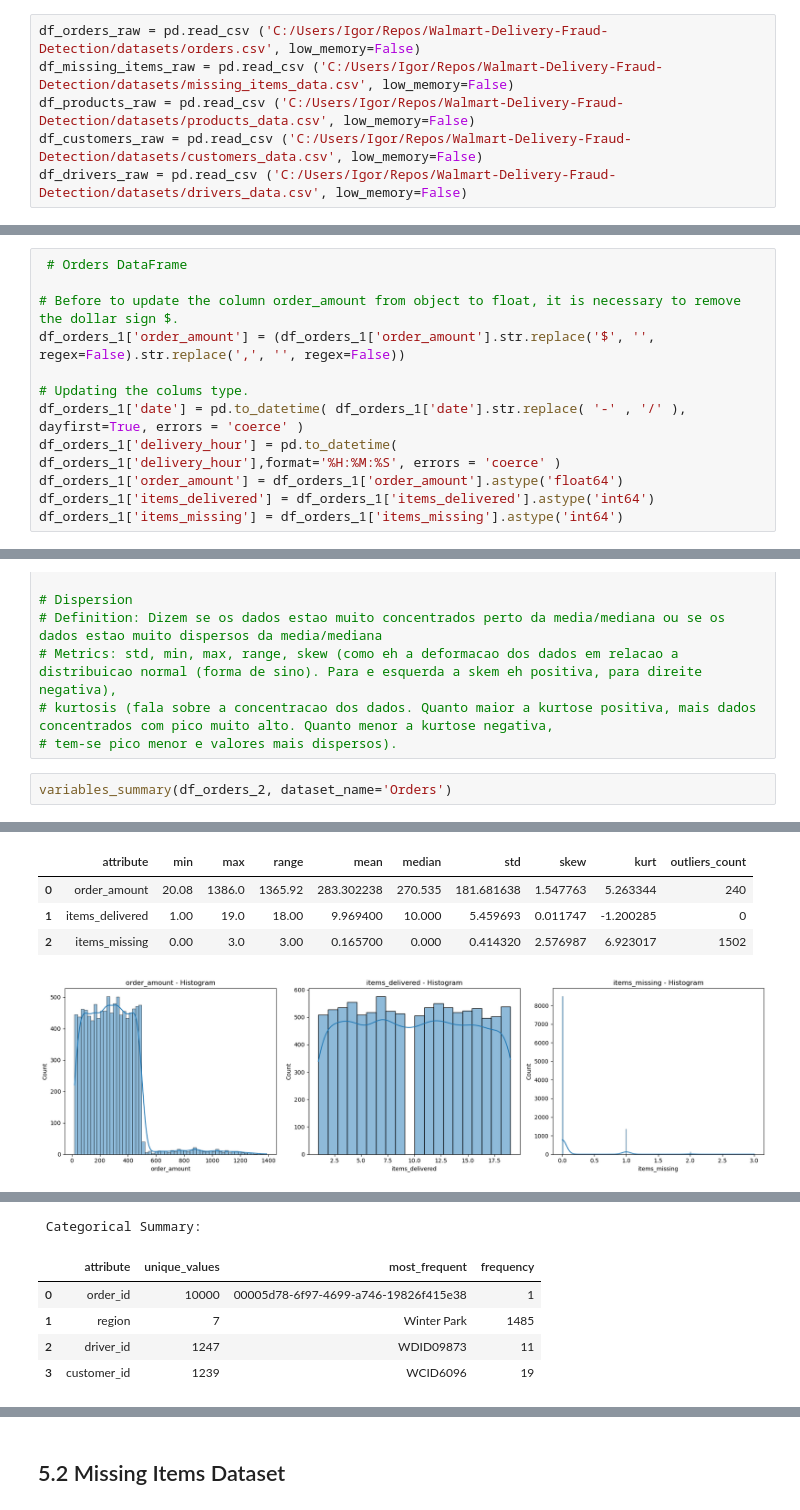
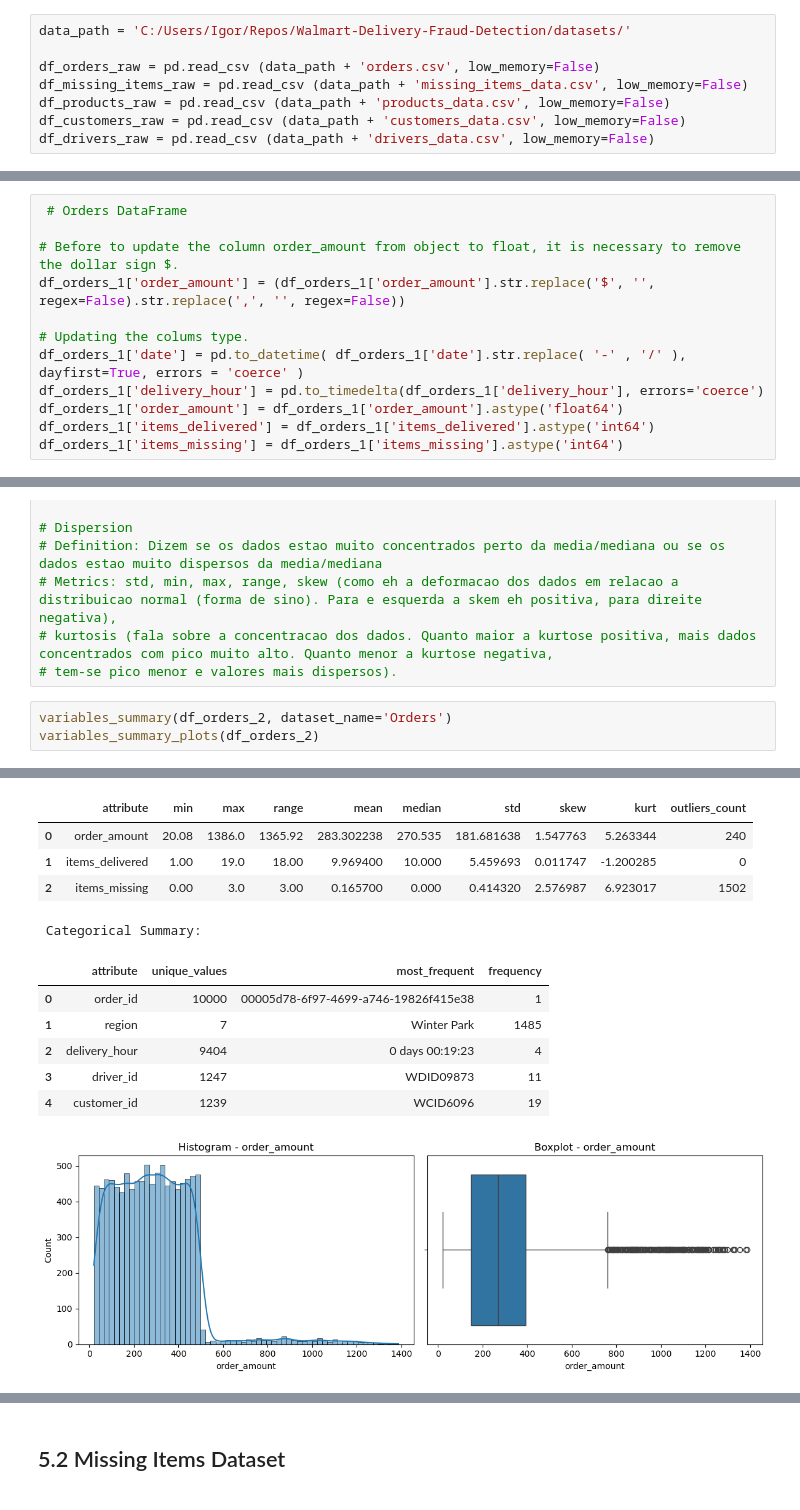
Before and after one commit to IgorQueiroz23031988/Walmart-Delivery-Fraud-Detection, a Jupyter notebook: notebooks/Walmart_Delivery_Fraud_Detection.ipynb, the cells around one changed output, grey strips where cells are left out. Saved outputs shown, nothing was run; the diff lists cells and outputs as text.

```diff
--- a/notebooks/Walmart_Delivery_Fraud_Detection.ipynb
+++ b/notebooks/Walmart_Delivery_Fraud_Detection.ipynb
@@ -402,11 +370,13 @@ def export_eda_to_excel(file_name, missing=None, num_summary=None, cat_summary=N
 # %% [markdown]
 # 4.0 Loading Data
 # %%
-df_orders_raw = pd.read_csv ('C:/Users/Igor/Repos/Walmart-Delivery-Fraud-Detection/datasets/orders.csv', low_memory=False)
-df_missing_items_raw = pd.read_csv ('C:/Users/Igor/Repos/Walmart-Delivery-Fraud-Detection/datasets/missing_items_data.csv', low_memory=False)
-df_products_raw = pd.read_csv ('C:/Users/Igor/Repos/Walmart-Delivery-Fraud-Detection/datasets/products_data.csv', low_memory=False)
-df_customers_raw = pd.read_csv ('C:/Users/Igor/Repos/Walmart-Delivery-Fraud-Detection/datasets/customers_data.csv', low_memory=False)
-df_drivers_raw = pd.read_csv ('C:/Users/Igor/Repos/Walmart-Delivery-Fraud-Detection/datasets/drivers_data.csv', low_memory=False)
+data_path = 'C:/Users/Igor/Repos/Walmart-Delivery-Fraud-Detection/datasets/'
+
+df_orders_raw = pd.read_csv (data_path + 'orders.csv', low_memory=False)
+df_missing_items_raw = pd.read_csv (data_path + 'missing_items_data.csv', low_memory=False)
+df_products_raw = pd.read_csv (data_path + 'products_data.csv', low_memory=False)
+df_customers_raw = pd.read_csv (data_path + 'customers_data.csv', low_memory=False)
+df_drivers_raw = pd.read_csv (data_path + 'drivers_data.csv', low_memory=False)
 # %%
 df_orders_raw.sample()
 # %% [output]
@@ -529,7 +499,7 @@ df_orders_1['order_amount'] = (df_orders_1['order_amount'].str.replace('$', '',
 
 # Updating the colums type.
 df_orders_1['date'] = pd.to_datetime( df_orders_1['date'].str.replace( '-' , '/' ), dayfirst=True, errors = 'coerce' )
-df_orders_1['delivery_hour'] = pd.to_datetime( df_orders_1['delivery_hour'],format='%H:%M:%S', errors = 'coerce' )
+df_orders_1['delivery_hour'] = pd.to_timedelta(df_orders_1['delivery_hour'], errors='coerce')
 df_orders_1['order_amount'] = df_orders_1['order_amount'].astype('float64')
 df_orders_1['items_delivered'] = df_orders_1['items_delivered'].astype('int64')
 df_orders_1['items_missing'] = df_orders_1['items_missing'].astype('int64')
@@ -860,14 +839,22 @@ df_drivers_2 = df_drivers_1.copy()
 # tem-se pico menor e valores mais dispersos).
 # %%
 variables_summary(df_orders_2, dataset_name='Orders')
+variables_summary_plots(df_orders_2)
 # %% [output]
 ======================================================================
 Dataset - Orders
 ======================================================================
 
  Numerical Summary:
 |  | attribute | min | max | range | mean | median | std | skew | kurt | outliers_count |
 | 0 | order_amount | 20.08 | 1386.0 | 1365.92 | 283.302238 | 270.535 | 181.681638 | 1.547763 | 5.263344 | 240 |
 | 1 | items_delivered | 1.00 | 19.0 | 18.00 | 9.969400 | 10.000 | 5.459693 | 0.011747 | -1.200285 | 0 |
 | 2 | items_missing | 0.00 | 3.0 | 3.00 | 0.165700 | 0.000 | 0.414320 | 2.576987 | 6.923017 | 1502 |
+ Categorical Summary:
+|  | attribute | unique_values | most_frequent | frequency |
+| 0 | order_id | 10000 | 00005d78-6f97-4699-a746-19826f415e38 | 1 |
+| 1 | region | 7 | Winter Park | 1485 |
+| 2 | delivery_hour | 9404 | 0 days 00:19:23 | 4 |
+| 3 | driver_id | 1247 | WDID09873 | 11 |
+| 4 | customer_id | 1239 | WCID6096 | 19 |
-[figure, old version]
+[figure, new version]
@@ -875,6 +861,0 @@ Dataset - Orders
- Categorical Summary:
-|  | attribute | unique_values | most_frequent | frequency |
-| 0 | order_id | 10000 | 00005d78-6f97-4699-a746-19826f415e38 | 1 |
-| 1 | region | 7 | Winter Park | 1485 |
-| 2 | driver_id | 1247 | WDID09873 | 11 |
-| 3 | customer_id | 1239 | WCID6096 | 19 |
```
Also changed, not shown: parts of 27 cells of this notebook.
